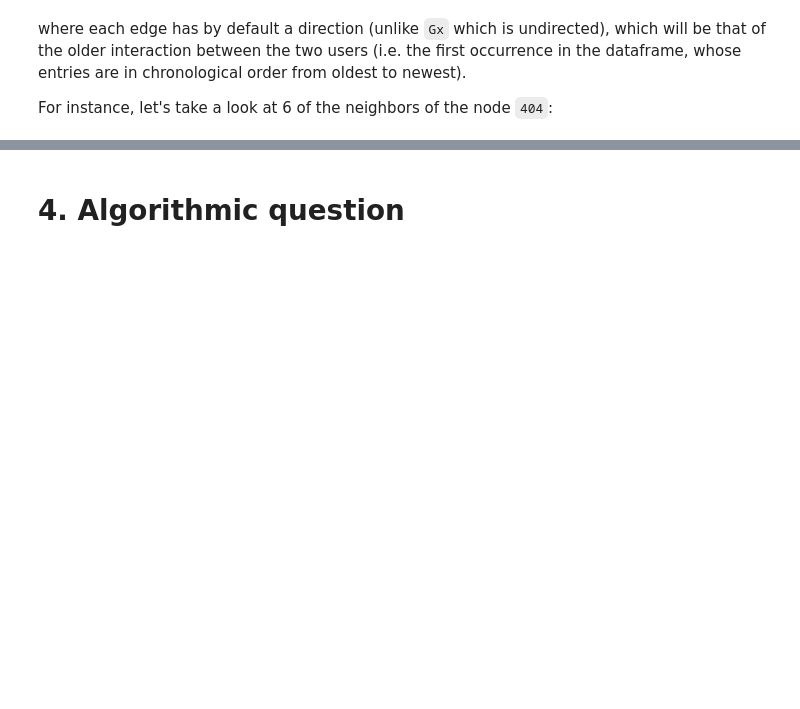
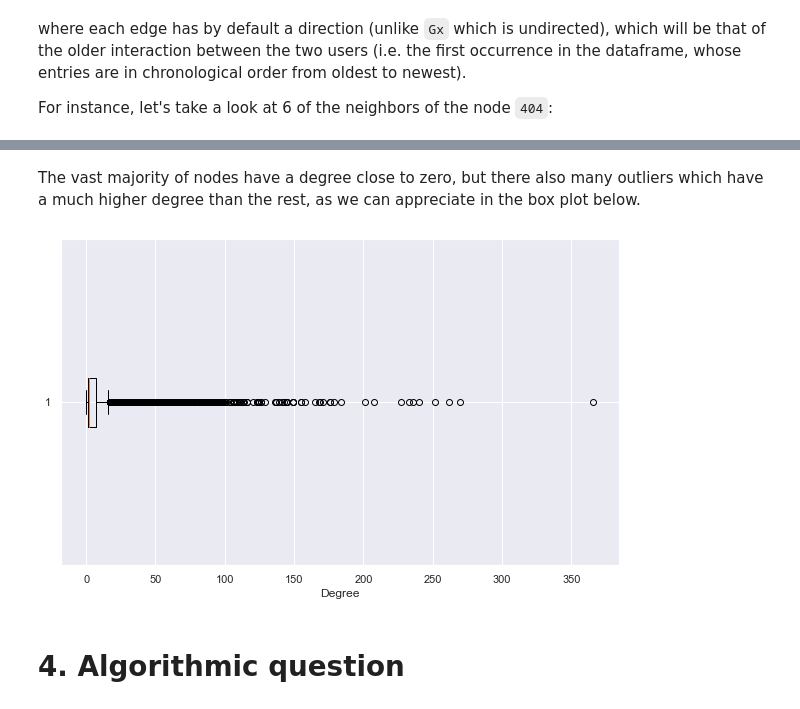
Before and after one commit to gmontill/ADM-HW5, a Jupyter notebook: main.ipynb, the cells around one changed output, grey strips where cells are left out. Cells and saved outputs as stored; diff of their text form; code cells hidden in the pictures; blank space fills up the shorter version.

```diff
--- a/main.ipynb
+++ b/main.ipynb
@@ -75,3 +98,12 @@ plt.show()
+# %% [markdown]
+The vast majority of nodes have a degree close to zero, but there also many outliers which have a much higher degree than the rest, as we can appreciate in the box plot below.
+# %%
+plt.figure(figsize = (10,6))
+plt.boxplot(density, vert=False)
+plt.xlabel("Degree")
+plt.show()
+# %% [output]
+[figure, added]
 # %% [markdown]
 # 4. Algorithmic question
 # %% [markdown]
```
Also changed, not shown: parts of 8 cells of this notebook, 3 other files.
